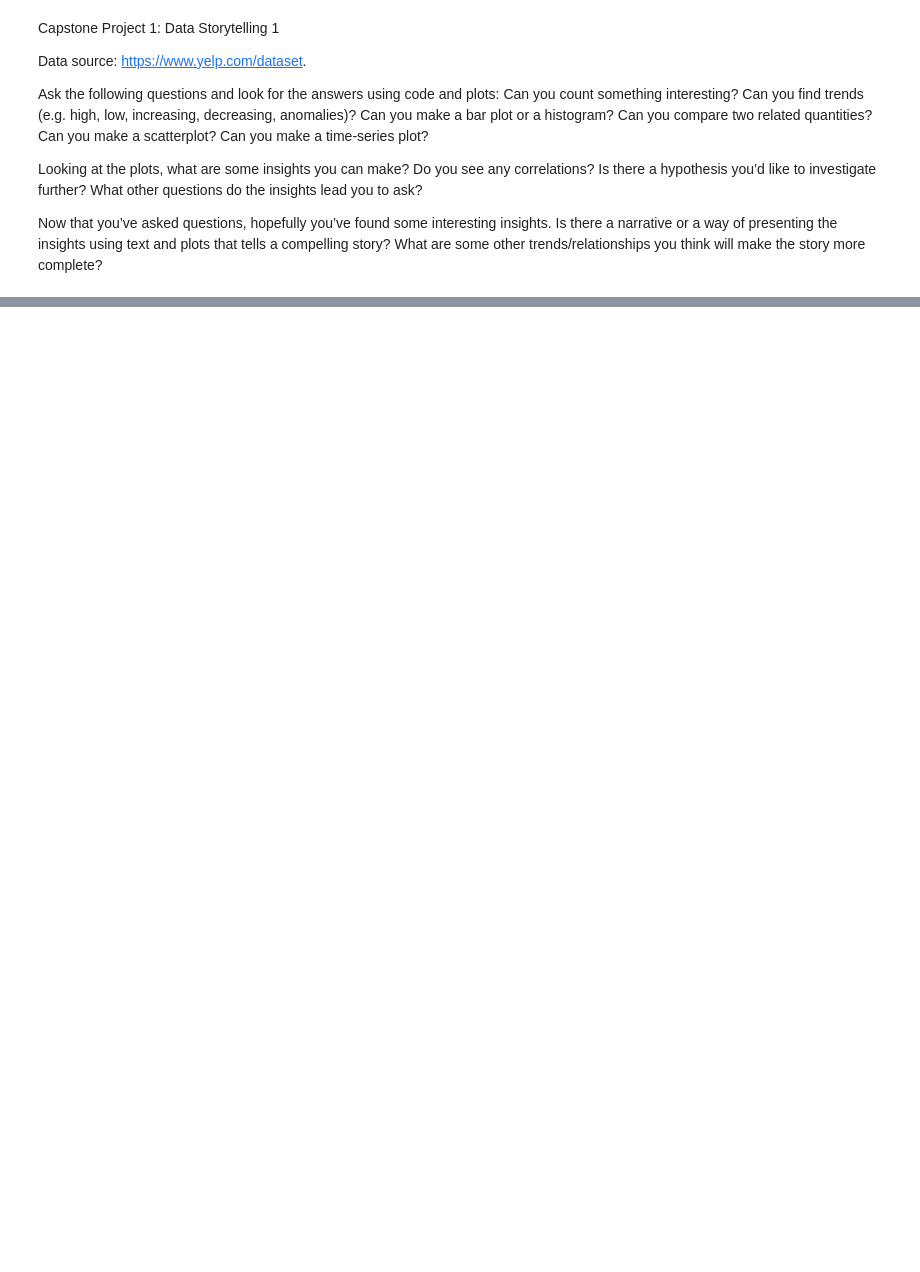
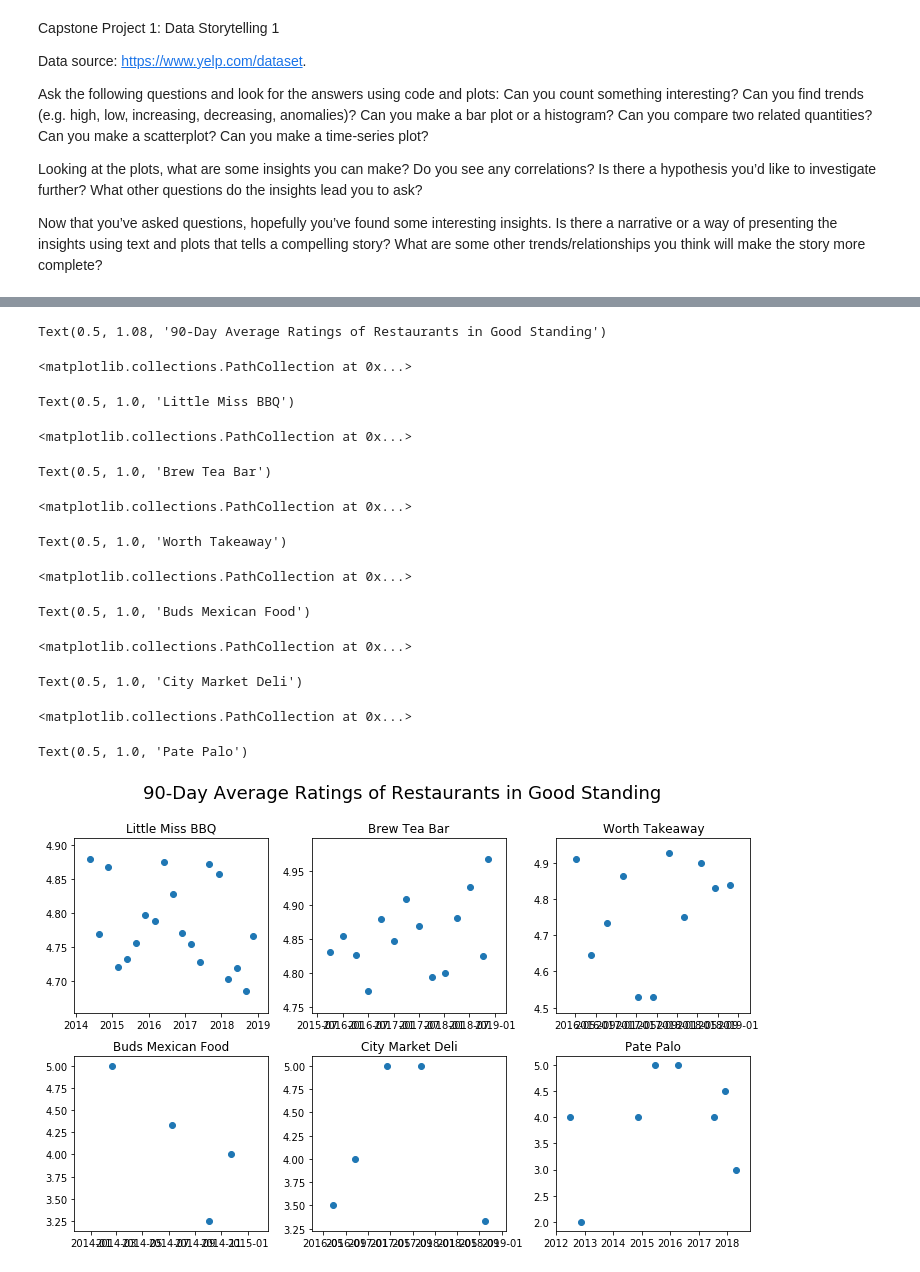
Before and after one commit to chejuichia/DataScienceStudy, a Jupyter notebook: Capstone Project 1/data_storytelling_1.ipynb, the cells around one changed output, grey strips where cells are left out. Saved outputs shown, nothing was run; the diff lists cells and outputs as text; code cells hidden in the pictures; blank space fills up the shorter version.

```diff
--- a/Capstone Project 1/data_storytelling_1.ipynb
+++ b/Capstone Project 1/data_storytelling_1.ipynb
@@ -122,0 +550,37 @@ The 2241 restaurants in poor standing have 168545 checkins.
+# %%
+f1,g1 = mean_in_daterange(90,littlemissbbq)
+f2,g2 = mean_in_daterange(90,brewteabar)
+f3,g3 = mean_in_daterange(90,worthtakeaway)
+f4,g4 = mean_in_daterange(90,buds)
+f5,g5 = mean_in_daterange(90,citymarket)
+f6,g6 = mean_in_daterange(90,patepalo)
+# %%
+fig2, axes2 = plt.subplots(2,3,figsize=(10,6),constrained_layout=True)
+fig2.suptitle('90-Day Average Ratings of Restaurants in Good Standing',size=18,y=1.08)
+axes2[0,0].scatter(g1,f1)
+axes2[0,0].set_title('Little Miss BBQ')
+axes2[0,1].scatter(g2,f2)
+axes2[0,1].set_title('Brew Tea Bar')
+axes2[0,2].scatter(g3,f3)
+axes2[0,2].set_title('Worth Takeaway')
+axes2[1,0].scatter(g4,f4)
+axes2[1,0].set_title('Buds Mexican Food')
+axes2[1,1].scatter(g5,f5)
+axes2[1,1].set_title('City Market Deli')
+axes2[1,2].scatter(g6,f6)
+axes2[1,2].set_title('Pate Palo')
+# %% [output]
+Text(0.5, 1.08, '90-Day Average Ratings of Restaurants in Good Standing')
+<matplotlib.collections.PathCollection at 0x...>
+Text(0.5, 1.0, 'Little Miss BBQ')
+<matplotlib.collections.PathCollection at 0x...>
+Text(0.5, 1.0, 'Brew Tea Bar')
+<matplotlib.collections.PathCollection at 0x...>
+Text(0.5, 1.0, 'Worth Takeaway')
+<matplotlib.collections.PathCollection at 0x...>
+Text(0.5, 1.0, 'Buds Mexican Food')
+<matplotlib.collections.PathCollection at 0x...>
+Text(0.5, 1.0, 'City Market Deli')
+<matplotlib.collections.PathCollection at 0x...>
+Text(0.5, 1.0, 'Pate Palo')
+[figure, added]
```
Also changed, not shown: parts of 58 cells of this notebook, 3 other files.
